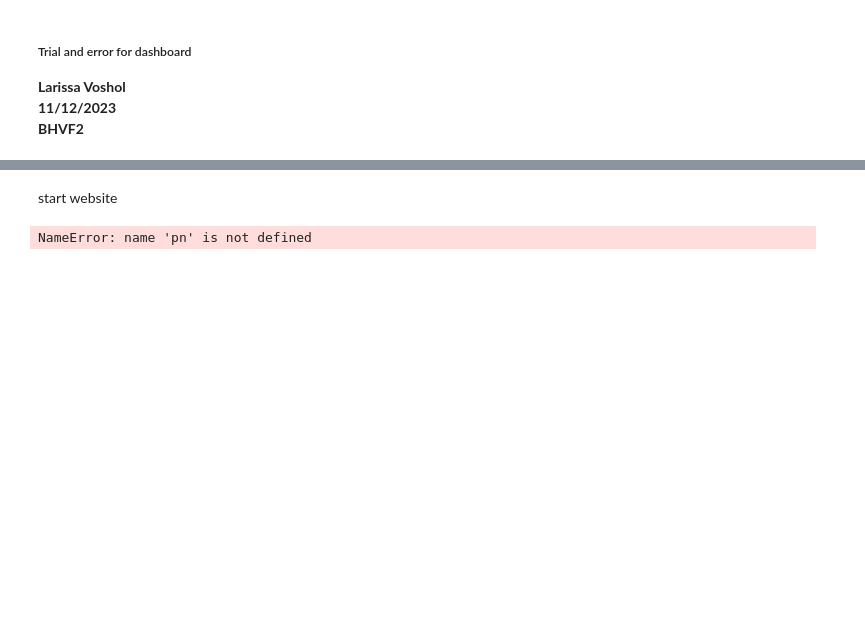
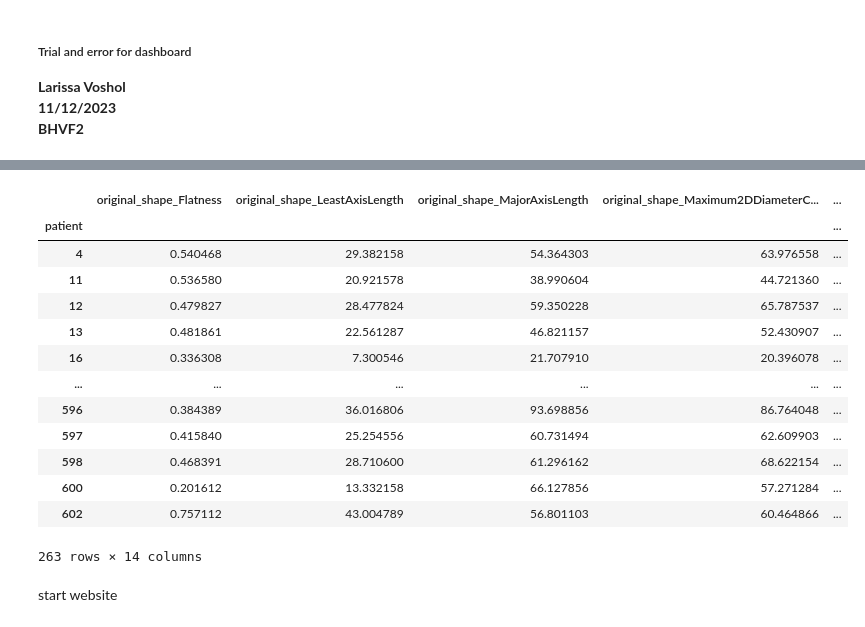
Before and after one commit to Larissavf/DD-radiomics, a Jupyter notebook: dashboard/data/scripts/PlotRadiomics.ipynb, the cells around one changed output, grey strips where cells are left out. Cells and saved outputs as stored; diff of their text form; code cells hidden in the pictures; blank space fills up the shorter version.

```diff
--- a/dashboard/data/scripts/PlotRadiomics.ipynb
+++ b/dashboard/data/scripts/PlotRadiomics.ipynb
@@ -13,7 +18,27 @@ ModuleNotFoundError: No module named 'panel'
 # %%
 #import data
 filepath_ct = '../OPC_CT_radiomics_TCIA.csv'
 filepath_data = '../OPC_data_clinical.csv'
 
+#make dataframes good
 df_ct = pd.read_csv(filepath_ct)
+del df_ct[df_ct.columns[0]]
+df_ct.set_index("patient", inplace=True)
 df_data = pd.read_csv(filepath_data)
+df_data.set_index("patient", inplace=True)
+df_shape
+# %% [output]
+|  | original_shape_Flatness | original_shape_LeastAxisLength | original_shape_MajorAxisLength | original_shape_Maximum2DDiameterC... | ... |
+| patient |  |  |  |  | ... |
+| 4 | 0.540468 | 29.382158 | 54.364303 | 63.976558 | ... |
+| 11 | 0.536580 | 20.921578 | 38.990604 | 44.721360 | ... |
+| 12 | 0.479827 | 28.477824 | 59.350228 | 65.787537 | ... |
+| 13 | 0.481861 | 22.561287 | 46.821157 | 52.430907 | ... |
+| 16 | 0.336308 | 7.300546 | 21.707910 | 20.396078 | ... |
+| ... | ... | ... | ... | ... | ... |
+| 596 | 0.384389 | 36.016806 | 93.698856 | 86.764048 | ... |
+| 597 | 0.415840 | 25.254556 | 60.731494 | 62.609903 | ... |
+| 598 | 0.468391 | 28.710600 | 61.296162 | 68.622154 | ... |
+| 600 | 0.201612 | 13.332158 | 66.127856 | 57.271284 | ... |
+| 602 | 0.757112 | 43.004789 | 56.801103 | 60.464866 | ... |
+263 rows × 14 columns
@@ -20,7 +54,2 @@ df_data = pd.read_csv(filepath_data)
 # %% [markdown]
 start website
-# %%
-data_panel = pn.panel(df_data)
-data_panel.servicable()
-# %% [output]
-NameError: name 'pn' is not defined
```
Also changed, not shown: parts of 5 cells of this notebook.
